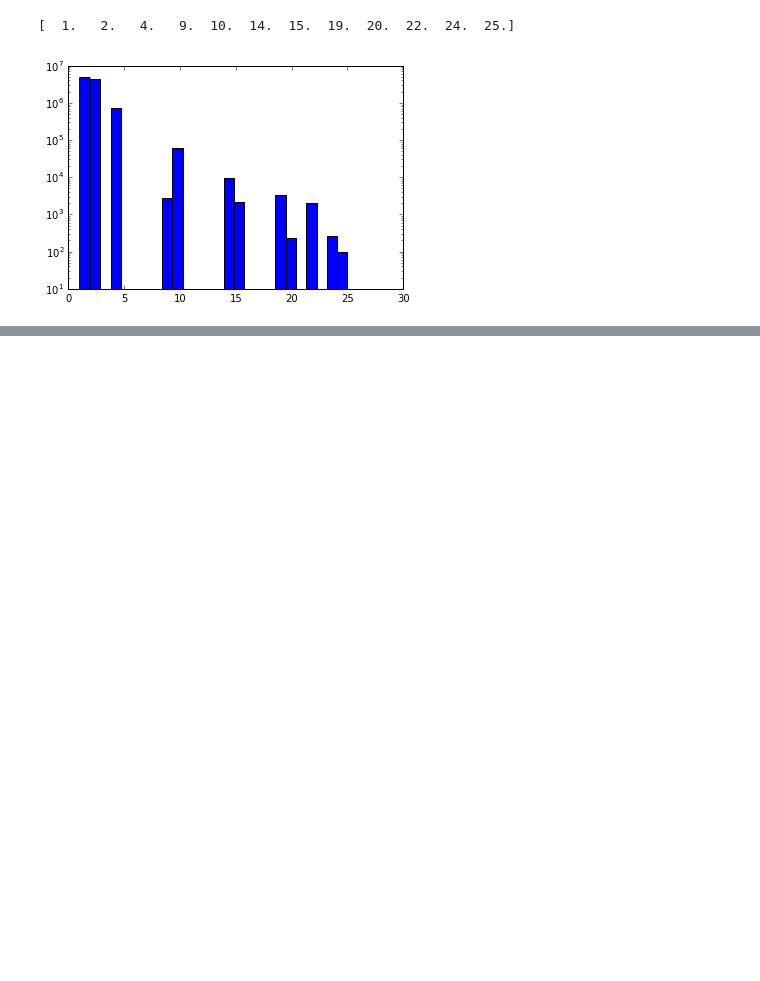
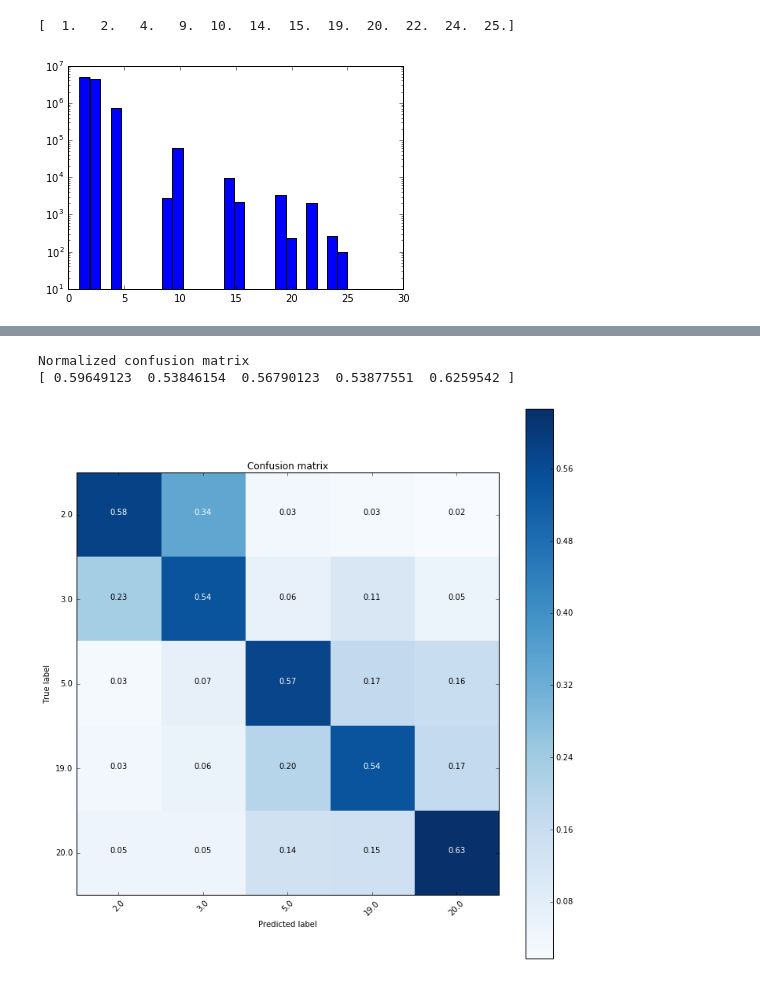
Before and after one commit to sofsoo1995/Projet_NDP, a Jupyter notebook: code/test.ipynb, the cells around one changed output, grey strips where cells are left out. Drawn from its saved outputs; the diff is of its cells as text; code cells hidden in the pictures; blank space fills up the shorter version.

```diff
--- a/code/test.ipynb
+++ b/code/test.ipynb
@@ -321,0 +450,14 @@ u = plt.hist(new_y, log=True, bins= 26, align='mid')
+# %%
+# For the covariance descriptor
+X_train, X_val, y_train, y_val = train_test_split(X_cov2, y2)
+rf = RandomForestClassifier(n_estimators=50)
+rf.fit(X_train, y_train)
+y_pred = rf.predict(X_val)
+plt.figure(figsize=(10,10))
+a = confusion_matrix(y_pred, y_val)
+plot_confusion_matrix(a, np.unique(y2), True)
+print(f1_score(y_val, y_pred, average=None))
+# %% [output]
+Normalized confusion matrix
+[ 0.59649123  0.53846154  0.56790123  0.53877551  0.6259542 ]
+[figure, added]
```
Also changed, not shown: parts of 20 cells of this notebook.
